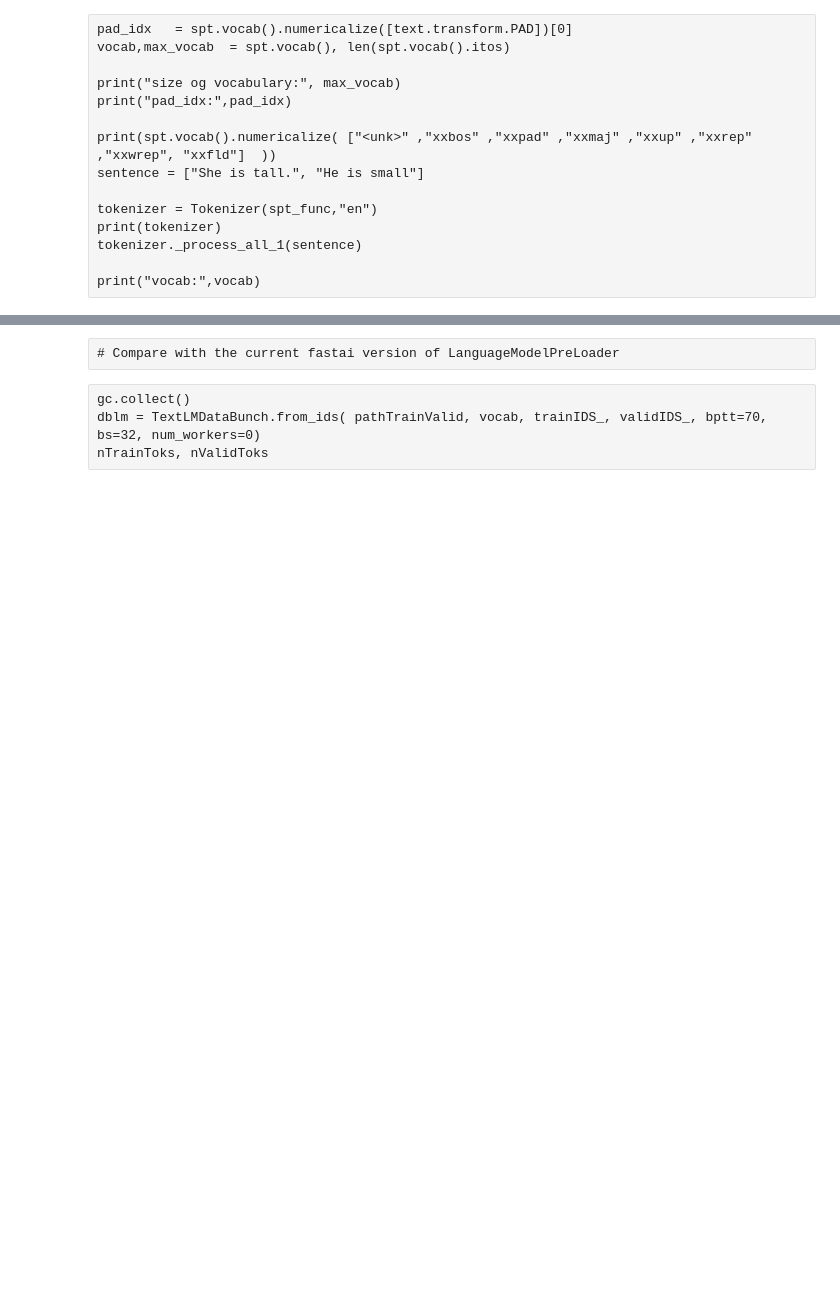
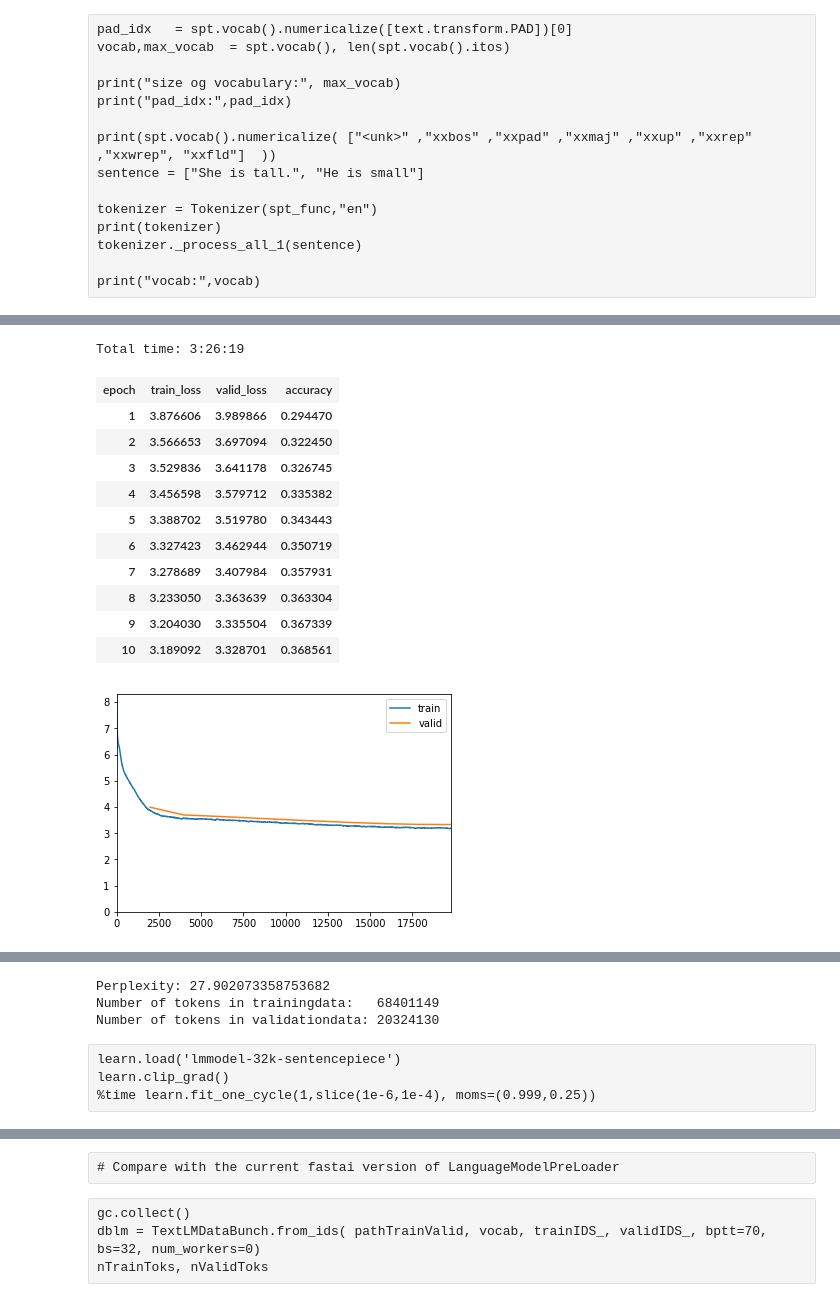
Before and after one commit to kasparlund/nlp, a Jupyter notebook: ULMFiT-Sentencepiece-Wiki-Training.ipynb, the cells around one changed output, grey strips where cells are left out. Saved outputs shown, nothing was run; the diff lists cells and outputs as text; code cells hidden in the pictures; blank space fills up the shorter version.

```diff
--- a/ULMFiT-Sentencepiece-Wiki-Training.ipynb
+++ b/ULMFiT-Sentencepiece-Wiki-Training.ipynb
@@ -325,0 +443,24 @@ learn.save('model-32k-sentencepiece-vocab')
+# %%
+#%load_ext line_profiler
+#%time learn.fit_one_cycle(1,2e-3, moms=(0.8,0.7))
+#%time learn.fit_one_cycle(1,4e-3, moms=(0.95,0.85))
+#%time learn.fit_one_cycle(20,4e-3, moms=(0.8,0.7), wd=1e-7)
+#learn.clip_grad(clip=0.12)
+#%time learn.fit_one_cycle(1,5e-3, moms=(0.99,0.2))
+epochs=10
+#%time learn.fit_one_cycle(cyc_len=epochs, max_lr=5e-3, moms=(0.99,0.7))
+%time learn.fit_one_cycle(cyc_len=epochs, max_lr=5e-3, moms=(0.8,0.7)) #256,384
+# %% [output]
+Total time: 3:26:19
+| epoch | train_loss | valid_loss | accuracy |
+| 1 | 3.876606 | 3.989866 | 0.294470 |
+| 2 | 3.566653 | 3.697094 | 0.322450 |
+| 3 | 3.529836 | 3.641178 | 0.326745 |
+| 4 | 3.456598 | 3.579712 | 0.335382 |
+| 5 | 3.388702 | 3.519780 | 0.343443 |
+| 6 | 3.327423 | 3.462944 | 0.350719 |
+| 7 | 3.278689 | 3.407984 | 0.357931 |
+| 8 | 3.233050 | 3.363639 | 0.363304 |
+| 9 | 3.204030 | 3.335504 | 0.367339 |
+| 10 | 3.189092 | 3.328701 | 0.368561 |
+[figure, added]
@@ -325,0 +468,10 @@ learn.save('model-32k-sentencepiece-vocab')
+# %%
+#remember to update the last validation loss to get your perplexity score
+print( f"Perplexity: {exp(3.328701)}") #best: 3.221317
+trainTokens={sum(len(s) for s in trainIDS_)}
+print( f"Number of tokens in trainingdata:   {sum(len(s) for s in trainIDS_)}")
+print( f"Number of tokens in validationdata: {sum(len(s) for s in validIDS_)}")
+# %% [output]
+Perplexity: 27.902073358753682
+Number of tokens in trainingdata:   68401149
+Number of tokens in validationdata: 20324130
@@ -325,0 +480,4 @@ learn.save('model-32k-sentencepiece-vocab')
+# %% [raw]
+learn.load('lmmodel-32k-sentencepiece')
+learn.clip_grad()
+%time learn.fit_one_cycle(1,slice(1e-6,1e-4), moms=(0.999,0.25))
```
Also changed, not shown: parts of 44 cells of this notebook, 3 other files.
